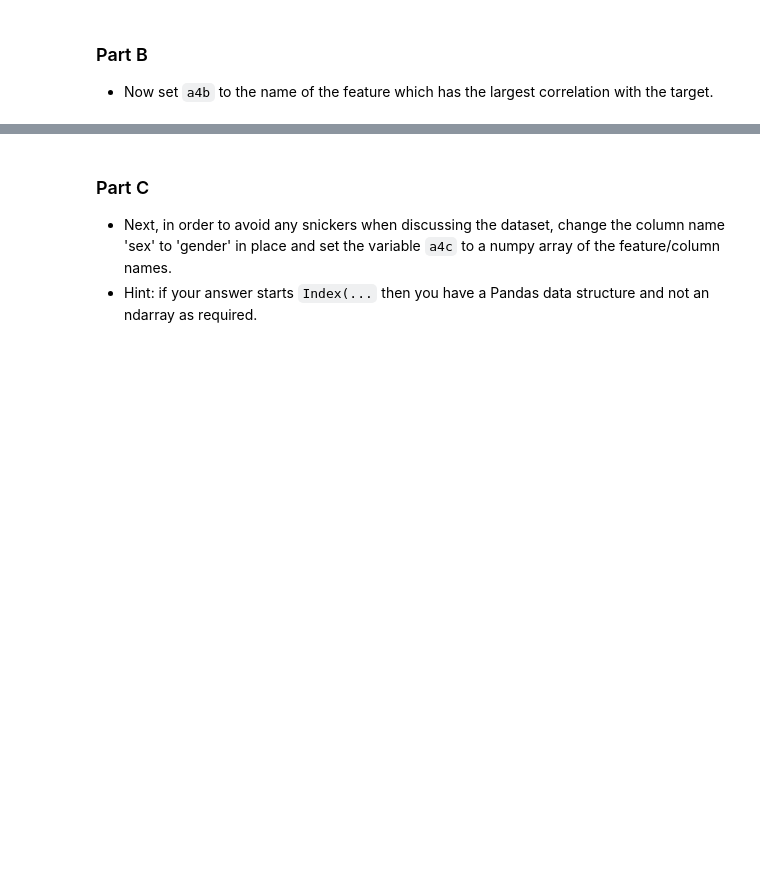
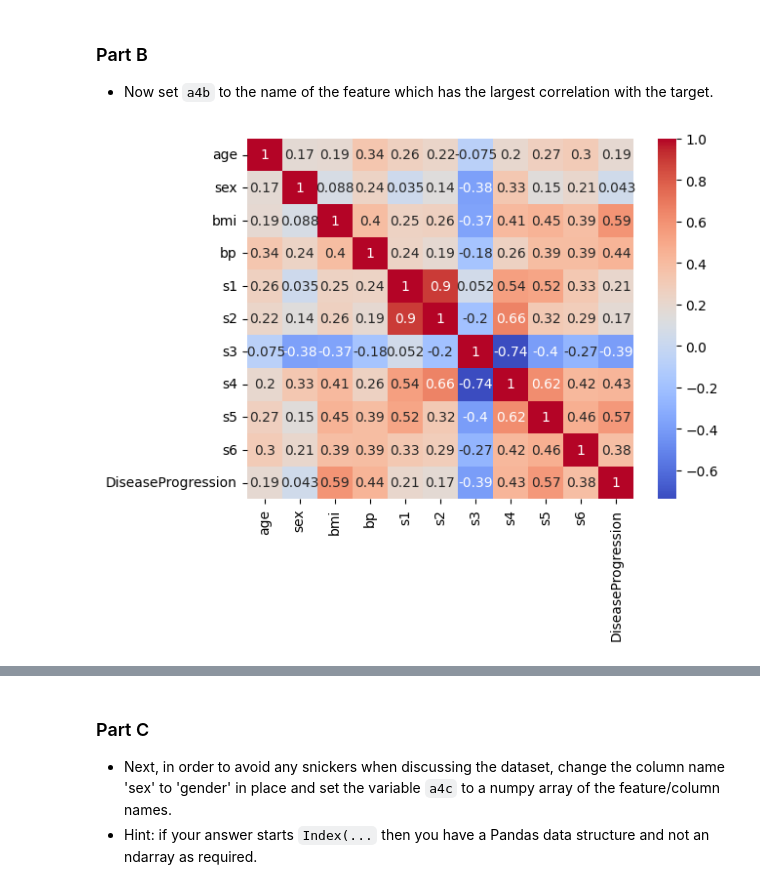
Before and after one commit to mclevel/Module-3-Assignments, a Jupyter notebook: Homework_02.ipynb, the cells around one changed output, grey strips where cells are left out. Saved outputs shown, nothing was run; the diff lists cells and outputs as text; code cells hidden in the pictures; blank space fills up the shorter version.

```diff
--- a/Homework_02.ipynb
+++ b/Homework_02.ipynb
@@ -453,0 +486,6 @@ a4b =  ...
+# %%
+corrs = df_diabetes.corr()['DiseaseProgression']
+sns.heatmap(db_corr, annot = True, cmap = 'coolwarm')
+plt.show()
+# %% [output]
+[figure, added]
```
Also changed, not shown: parts of 15 cells of this notebook, 1 other file.
